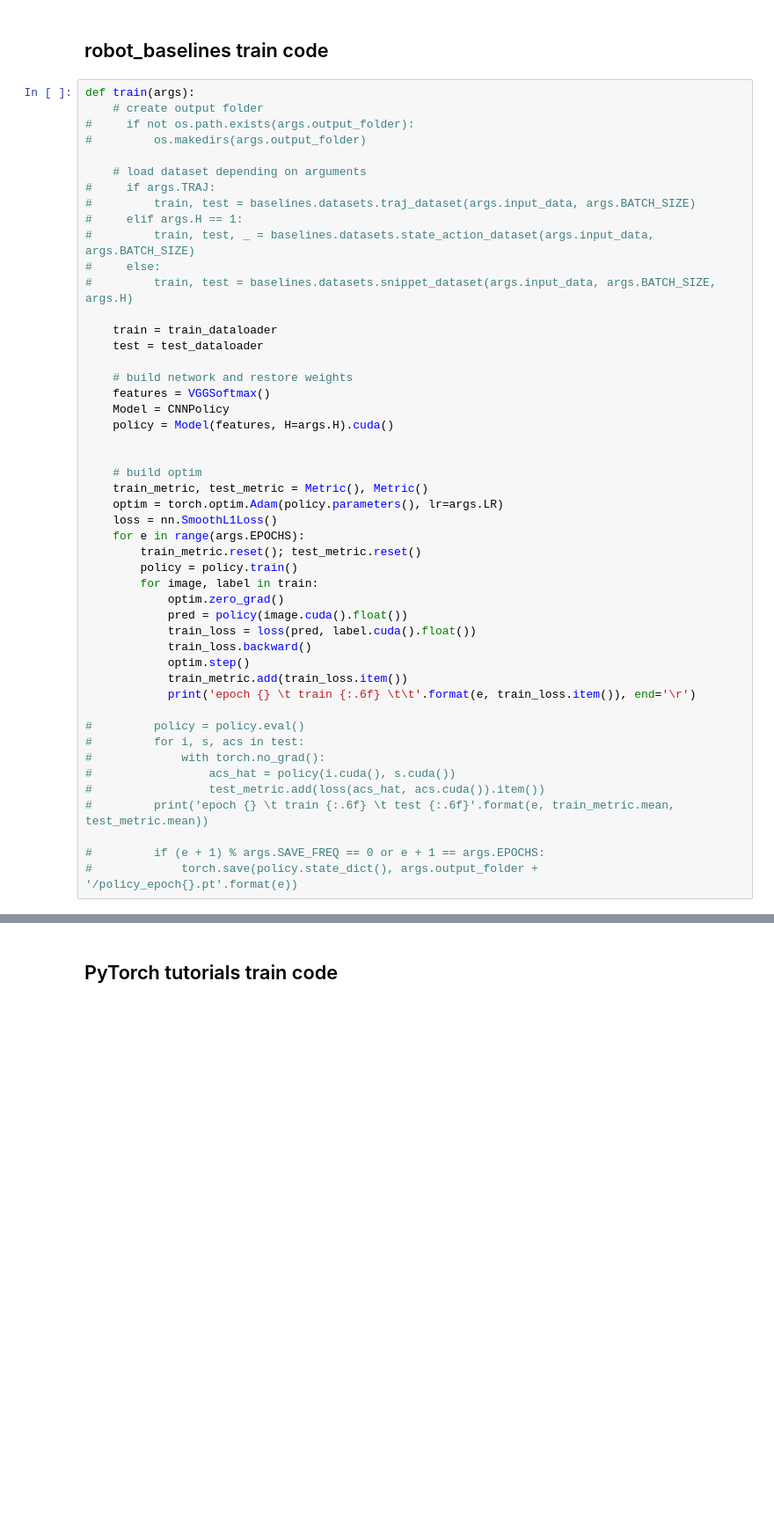
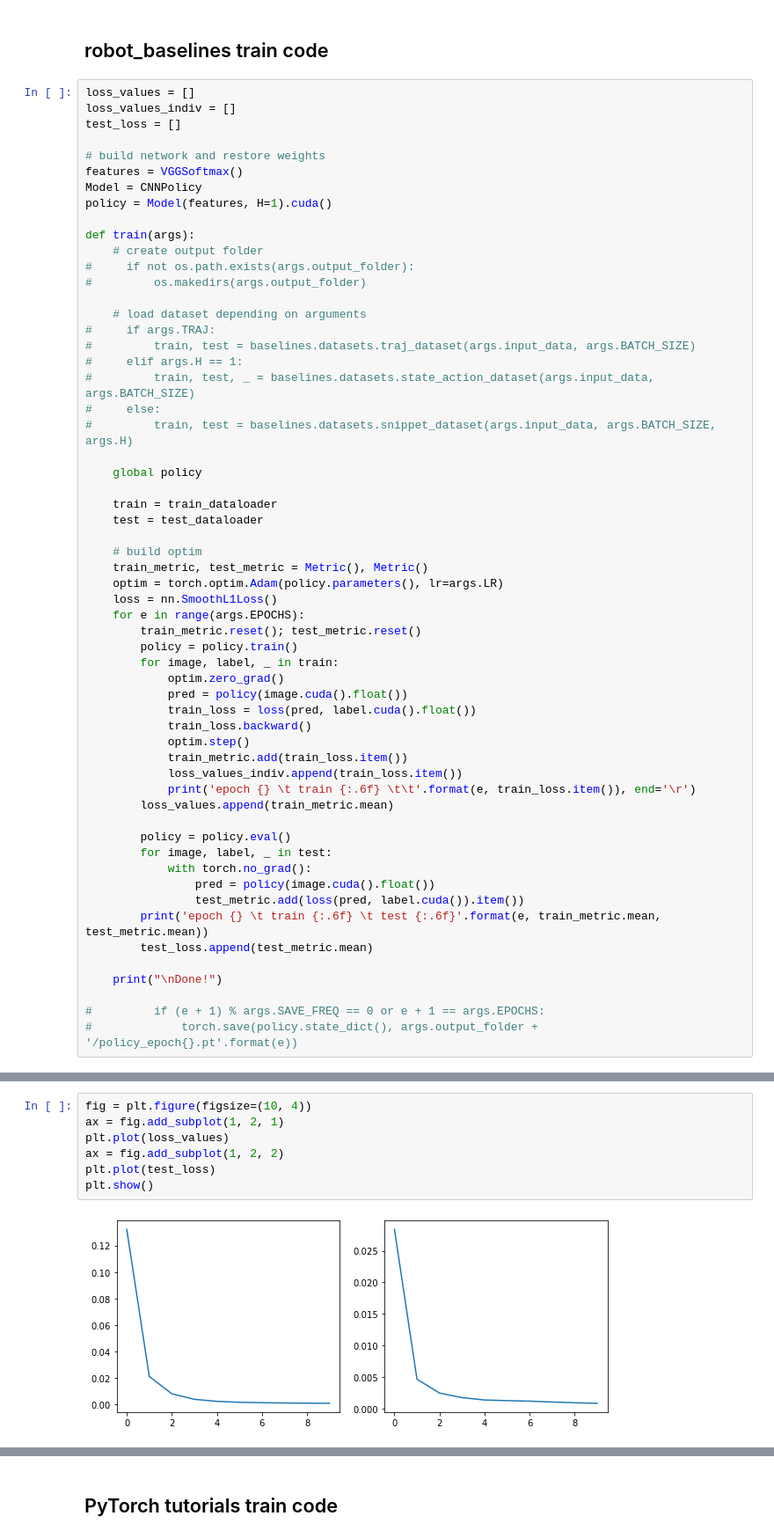
Before and after one commit to jhong66/gripper-labeler, a Jupyter notebook: gripper_label_notebook.ipynb, the cells around one changed output, grey strips where cells are left out. Shown at 88% size. Cells and saved outputs as stored; diff of their text form; blank space fills up the shorter version.

```diff
--- a/gripper_label_notebook.ipynb
+++ b/gripper_label_notebook.ipynb
@@ -151,6 +184,15 @@ class Metric:
 # %% [markdown]
 ## robot_baselines train code
 # %%
+loss_values = []
+loss_values_indiv = []
+test_loss = []
+
+# build network and restore weights
+features = VGGSoftmax()
+Model = CNNPolicy
+policy = Model(features, H=1).cuda()
+
 def train(args):
     # create output folder
 #     if not os.path.exists(args.output_folder):
@@ -164,14 +206,10 @@ def train(args):
 #     else:
 #         train, test = baselines.datasets.snippet_dataset(args.input_data, args.BATCH_SIZE, args.H)
 
+    global policy
+
     train = train_dataloader
     test = test_dataloader
-
-    # build network and restore weights
-    features = VGGSoftmax()
-    Model = CNNPolicy
-    policy = Model(features, H=args.H).cuda()
-
 
     # build optim
     train_metric, test_metric = Metric(), Metric()
@@ -180,21 +218,26 @@ def train(args):
     for e in range(args.EPOCHS):
         train_metric.reset(); test_metric.reset()
         policy = policy.train()
-        for image, label in train:
+        for image, label, _ in train:
             optim.zero_grad()
             pred = policy(image.cuda().float())
             train_loss = loss(pred, label.cuda().float())
             train_loss.backward()
             optim.step()
             train_metric.add(train_loss.item())
+            loss_values_indiv.append(train_loss.item())
             print('epoch {} \t train {:.6f} \t\t'.format(e, train_loss.item()), end='\r')
+        loss_values.append(train_metric.mean)
 
-#         policy = policy.eval()
-#         for i, s, acs in test:
-#             with torch.no_grad():
-#                 acs_hat = policy(i.cuda(), s.cuda())
-#                 test_metric.add(loss(acs_hat, acs.cuda()).item())
-#         print('epoch {} \t train {:.6f} \t test {:.6f}'.format(e, train_metric.mean, test_metric.mean))
+        policy = policy.eval()
+        for image, label, _ in test:
+            with torch.no_grad():
+                pred = policy(image.cuda().float())
+                test_metric.add(loss(pred, label.cuda()).item())
+        print('epoch {} \t train {:.6f} \t test {:.6f}'.format(e, train_metric.mean, test_metric.mean))
+        test_loss.append(test_metric.mean)
+
+    print("\nDone!")
 
 #         if (e + 1) % args.SAVE_FREQ == 0 or e + 1 == args.EPOCHS:
 #             torch.save(policy.state_dict(), args.output_folder + '/policy_epoch{}.pt'.format(e))
@@ -214,0 +269,9 @@ RuntimeError: CUDA out of memory. Tried to allocate 14.06 GiB (GPU 0; 8.00 GiB t
+# %%
+fig = plt.figure(figsize=(10, 4))
+ax = fig.add_subplot(1, 2, 1)
+plt.plot(loss_values)
+ax = fig.add_subplot(1, 2, 2)
+plt.plot(test_loss)
+plt.show()
+# %% [output]
+[figure, added]
```
Also changed, not shown: parts of 7 cells of this notebook, 2 other files.
